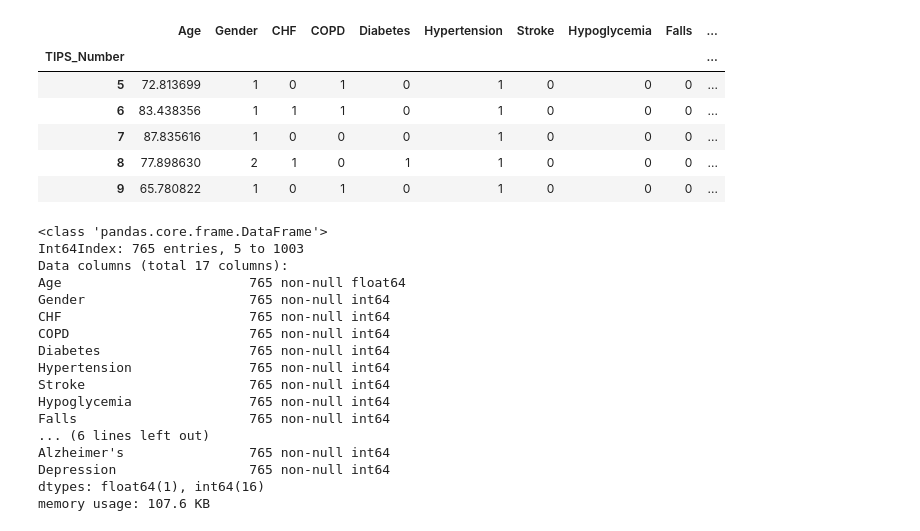
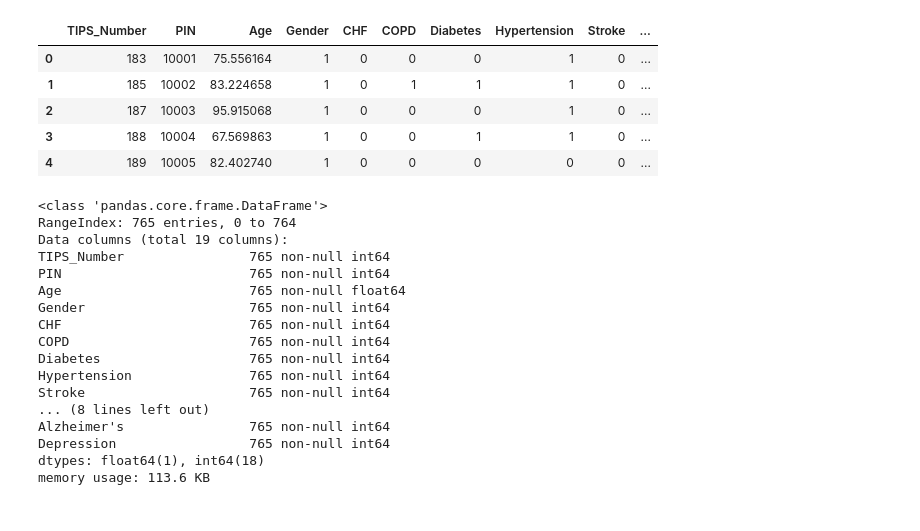
Before and after one commit to btq/TIPS, a Jupyter notebook: dev/load_data_describe.ipynb, the cells around one changed output. Drawn from its saved outputs; the diff is of its cells as text; code cells hidden in the pictures.

Commit message:
Complete loading and cleaning of demographic data

```diff
--- a/dev/load_data_describe.ipynb
+++ b/dev/load_data_describe.ipynb
@@ -34,0 +216,4 @@ df.sort_index(inplace=True)
+# %%
+demo_df['living_set-up']=demo_df['living_set-up'].replace(['Alone no CG','Family no CG','Alone with CG'],
+                                                          ['Alone No CG','Family No CG','Alone CG'])
+demo_df['living_set-up'].value_counts()
@@ -34,0 +226,14 @@ df.sort_index(inplace=True)
+# %%
+#demo_df['live_alone']=demo_df['living_set-up'].apply(lambda x: str(x).lower().split()[0])
+#demo_df['live_alone']=demo_df['live_alone'].replace(['family','alone','nan'],[0,1,np.nan])
+#demo_df['caregiver']=demo_df['living_set-up'].apply(lambda x: str(x).lower().split()[1])
+demo_df['caregiver']=demo_df['living_set-up'].replace(['Alone No CG','Family No CG','Alone CG','Family CG'],[0,0,1,1])
+demo_df['live_alone']=demo_df['living_set-up'].replace(['Alone No CG','Family No CG','Alone CG','Family CG'],[1,0,1,0])
+#def recode_caregiver(val):
+#   if np.isnan(val):
+#       return np.nan
+#    elif str(val).find('No CG'):
+#        return False
+#    else
+#        return True
+demo_df.head(10)
@@ -34,0 +255,3 @@ df.sort_index(inplace=True)
+# %%
+demo_df['d.o.b.']=pd.to_datetime(demo_df['d.o.b.'])
+demo_df.head()
@@ -34,0 +265,5 @@ df.sort_index(inplace=True)
+# %%
+demo_df.drop(['living_set-up','status','age'],axis=1,inplace=True)
+demo_df.to_csv('../data/Demographics_pandas_cleaned.csv')
+print demo_df.shape
+demo_df.head()
@@ -35,19 +288,20 @@ df.sort_index(inplace=True)
 # %%
-df.head()
+demo_df.head()
 # %% [output]
-|  | Age | Gender | CHF | COPD | Diabetes | Hypertension | Stroke | Hypoglycemia | Falls | ... |
-| TIPS_Number |  |  |  |  |  |  |  |  |  | ... |
-| 5 | 72.813699 | 1 | 0 | 1 | 0 | 1 | 0 | 0 | 0 | ... |
-| 6 | 83.438356 | 1 | 1 | 1 | 0 | 1 | 0 | 0 | 0 | ... |
-| 7 | 87.835616 | 1 | 0 | 0 | 0 | 1 | 0 | 0 | 0 | ... |
-| 8 | 77.898630 | 2 | 1 | 0 | 1 | 1 | 0 | 0 | 0 | ... |
-| 9 | 65.780822 | 1 | 0 | 1 | 0 | 1 | 0 | 0 | 0 | ... |
+|  | TIPS_Number | PIN | Age | Gender | CHF | COPD | Diabetes | Hypertension | Stroke | ... |
+| 0 | 183 | 10001 | 75.556164 | 1 | 0 | 0 | 0 | 1 | 0 | ... |
+| 1 | 185 | 10002 | 83.224658 | 1 | 0 | 1 | 1 | 1 | 0 | ... |
+| 2 | 187 | 10003 | 95.915068 | 1 | 0 | 0 | 0 | 1 | 0 | ... |
+| 3 | 188 | 10004 | 67.569863 | 1 | 0 | 0 | 1 | 1 | 0 | ... |
+| 4 | 189 | 10005 | 82.402740 | 1 | 0 | 0 | 0 | 0 | 0 | ... |
 # %%
-df.info()
+demo_df.info()
 # %% [output]
 <class 'pandas.core.frame.DataFrame'>
-Int64Index: 765 entries, 5 to 1003
-Data columns (total 17 columns):
+RangeIndex: 765 entries, 0 to 764
+Data columns (total 19 columns):
+TIPS_Number                765 non-null int64
+PIN                        765 non-null int64
 Age                        765 non-null float64
 Gender                     765 non-null int64
 CHF                        765 non-null int64
@@ -55,10 +309,8 @@ COPD                       765 non-null int64
 Diabetes                   765 non-null int64
 Hypertension               765 non-null int64
 Stroke                     765 non-null int64
-Hypoglycemia               765 non-null int64
-Falls                      765 non-null int64
-... (6 lines left out)
+... (8 lines left out)
 Alzheimer's                765 non-null int64
 Depression                 765 non-null int64
-dtypes: float64(1), int64(16)
-memory usage: 107.6 KB
+dtypes: float64(1), int64(18)
+memory usage: 113.6 KB
```
Also changed, not shown: parts of 36 cells of this notebook, 2 other files.
